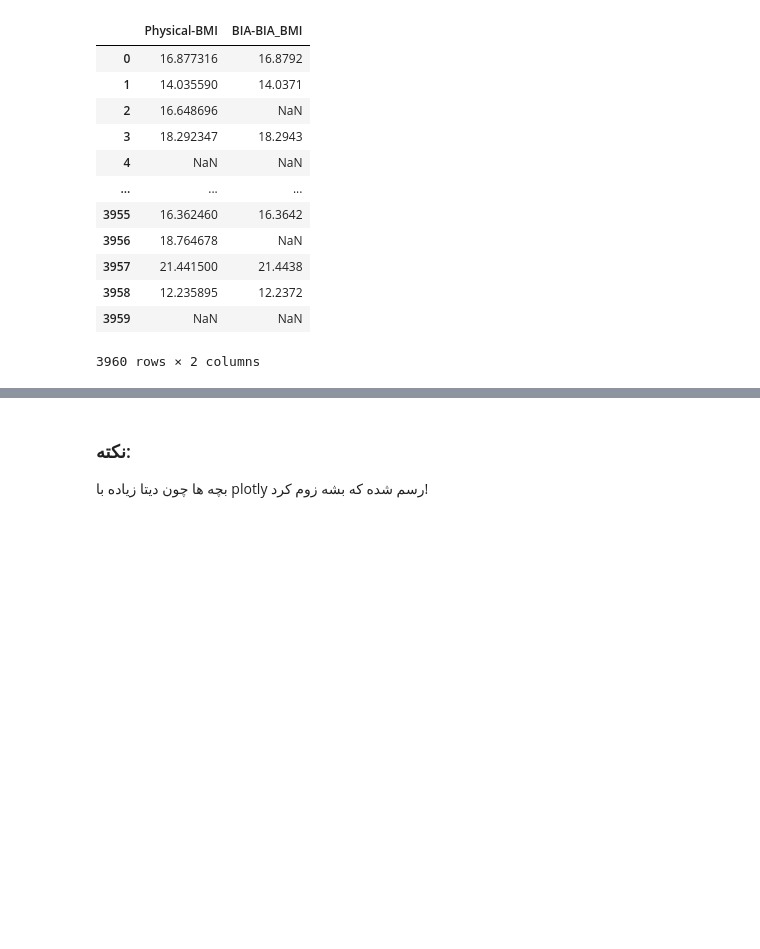
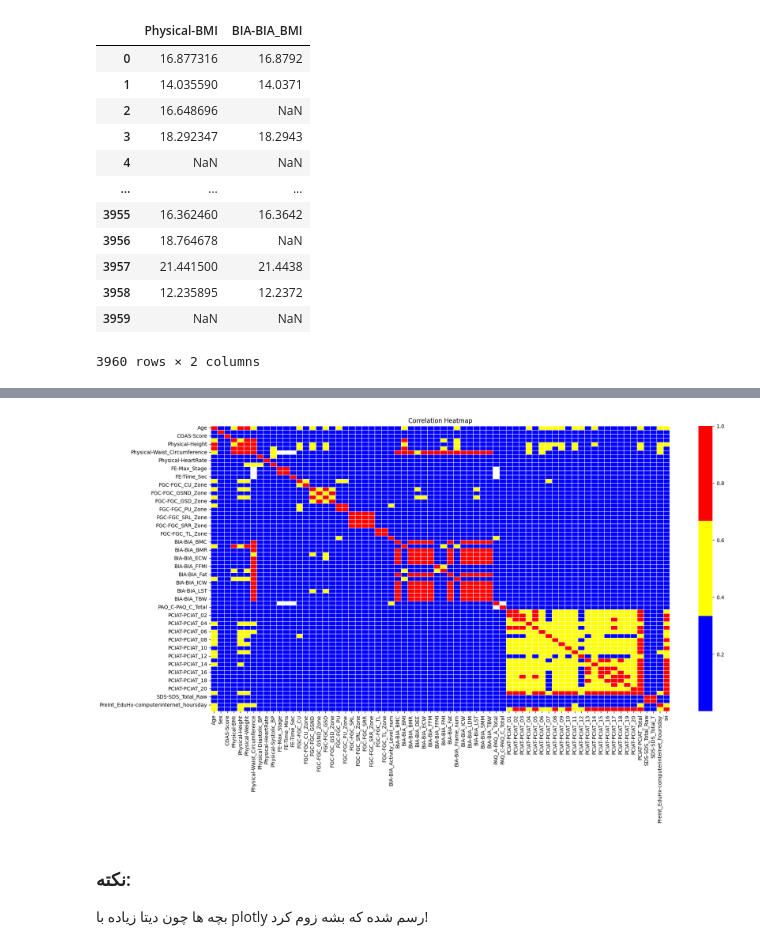
Before and after one commit to Ramtin-Karbaschi/BehaviorDetection_and_MobileMarketAnalysis, a Jupyter notebook: stat.ipynb, the cells around one changed output, grey strips where cells are left out. Saved outputs shown, nothing was run; the diff lists cells and outputs as text; code cells hidden in the pictures; blank space fills up the shorter version.

```diff
--- a/stat.ipynb
+++ b/stat.ipynb
@@ -125,9 +128,9 @@ df[['Physical-BMI', 'BIA-BIA_BMI']] # Values are the same but Physical-BMI has l
 numeric_df = df.select_dtypes(include=[np.number])
 
 # Plot the heatmap to check the correlation between the variables
-corr_df = numeric_df.corr()
-
-corr_map = px.imshow(corr_df.abs(), color_continuous_scale=('blue', 'white', 'red'), title='Correlation Heatmap')
-corr_map.update_layout(width=1000, height=800)
-corr_map.show()
+corr_df = numeric_df.corr().abs()
+plt.figure(figsize=(20, 10))
+sns.heatmap(corr_df, annot=False, cmap=['blue', 'yellow', 'red'], linewidths=0.5)
+plt.title('Correlation Heatmap')
+plt.show()
 # %% [output]
@@ -135,3 +137,4 @@ corr_map.show()
+[figure, added]
 # %% [markdown]
 <div dir="rtl">
 <h3>نکته:</h3>
```
Also changed, not shown: parts of 6 cells of this notebook.
